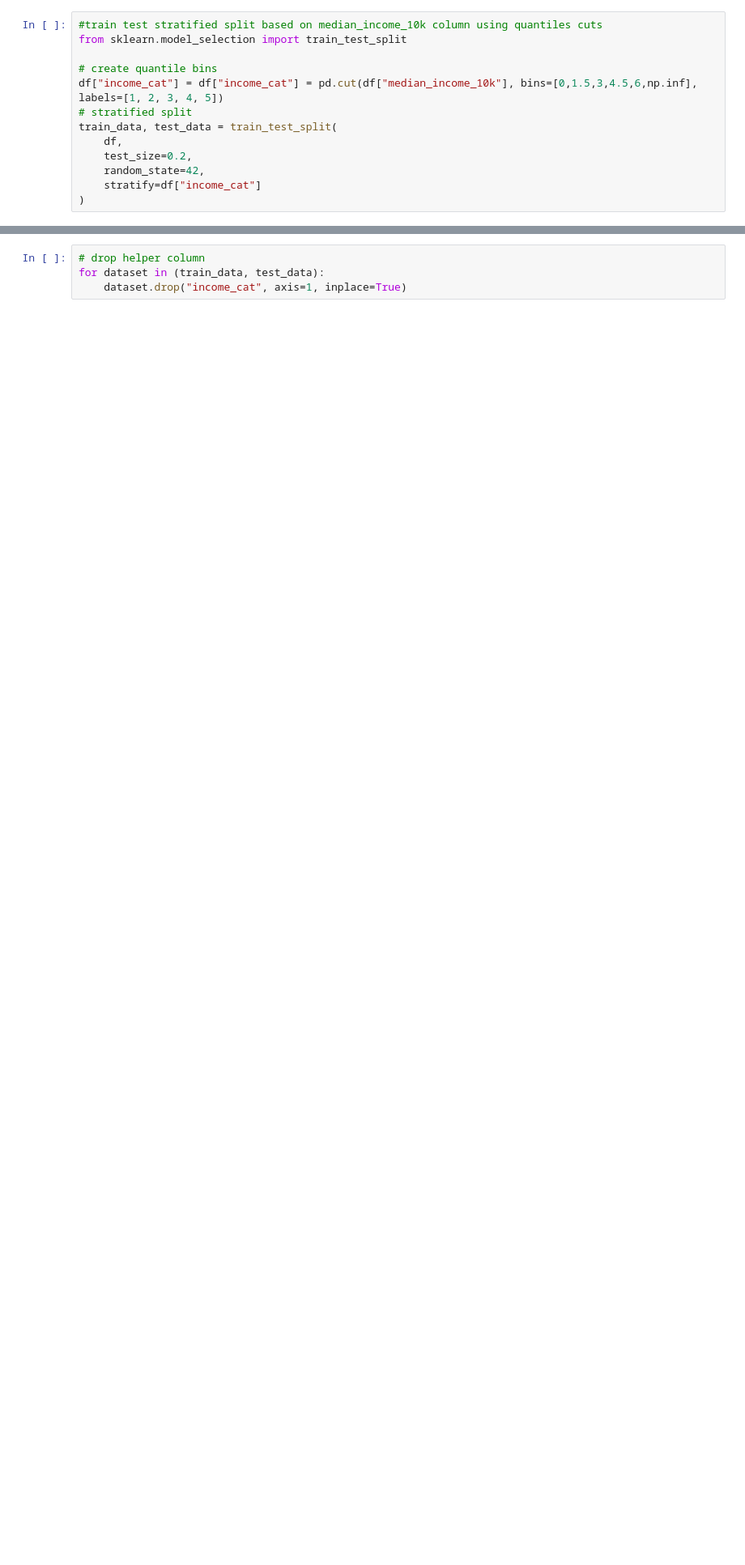
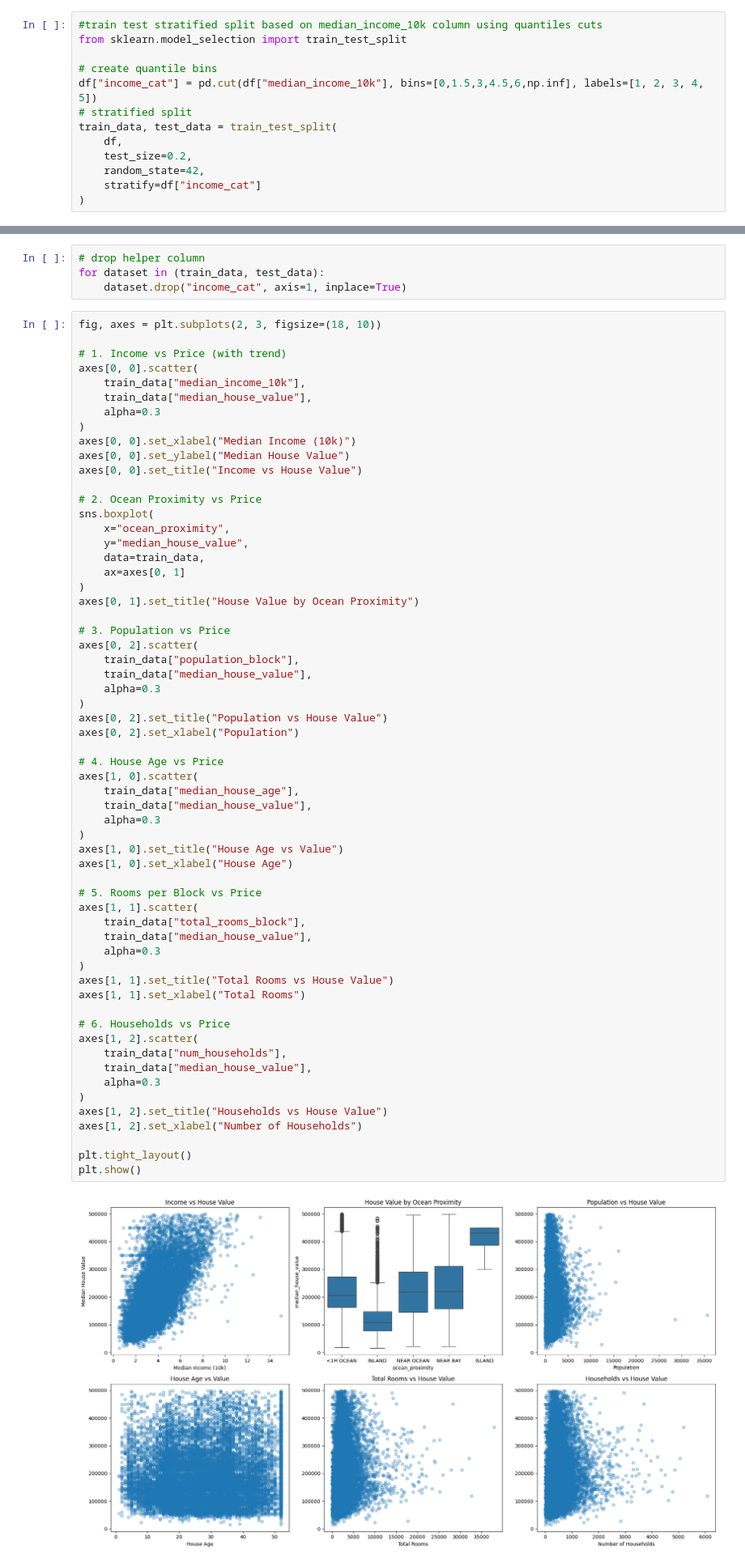
Before and after one commit to CWLDataScience/Data-Driven-Modeling-of-California-Housing-Prices, a Jupyter notebook: Housing.ipynb, the cells around one changed output, grey strips where cells are left out. Shown at 81% size. Drawn from its saved outputs; the diff is of its cells as text; blank space fills up the shorter version.

```diff
--- a/Housing.ipynb
+++ b/Housing.ipynb
@@ -93,7 +159,7 @@ df.size
 from sklearn.model_selection import train_test_split
 
 # create quantile bins
-df["income_cat"] = df["income_cat"] = pd.cut(df["median_income_10k"], bins=[0,1.5,3,4.5,6,np.inf], labels=[1, 2, 3, 4, 5])
+df["income_cat"] = pd.cut(df["median_income_10k"], bins=[0,1.5,3,4.5,6,np.inf], labels=[1, 2, 3, 4, 5])
 # stratified split
 train_data, test_data = train_test_split(
     df,
@@ -123,3 +191,65 @@ plt.show()
 # drop helper column
 for dataset in (train_data, test_data):
     dataset.drop("income_cat", axis=1, inplace=True)
+# %%
+fig, axes = plt.subplots(2, 3, figsize=(18, 10))
+
+# 1. Income vs Price (with trend)
+axes[0, 0].scatter(
+    train_data["median_income_10k"],
+    train_data["median_house_value"],
+    alpha=0.3
+)
+axes[0, 0].set_xlabel("Median Income (10k)")
+axes[0, 0].set_ylabel("Median House Value")
+axes[0, 0].set_title("Income vs House Value")
+
+# 2. Ocean Proximity vs Price
+sns.boxplot(
+    x="ocean_proximity",
+    y="median_house_value",
+    data=train_data,
+    ax=axes[0, 1]
+)
+axes[0, 1].set_title("House Value by Ocean Proximity")
+
+# 3. Population vs Price
+axes[0, 2].scatter(
+    train_data["population_block"],
+    train_data["median_house_value"],
+    alpha=0.3
+)
+axes[0, 2].set_title("Population vs House Value")
+axes[0, 2].set_xlabel("Population")
+
+# 4. House Age vs Price
+axes[1, 0].scatter(
+    train_data["median_house_age"],
+    train_data["median_house_value"],
+    alpha=0.3
+)
+axes[1, 0].set_title("House Age vs Value")
+axes[1, 0].set_xlabel("House Age")
+
+# 5. Rooms per Block vs Price
+axes[1, 1].scatter(
+    train_data["total_rooms_block"],
+    train_data["median_house_value"],
+    alpha=0.3
+)
+axes[1, 1].set_title("Total Rooms vs House Value")
+axes[1, 1].set_xlabel("Total Rooms")
+
+# 6. Households vs Price
+axes[1, 2].scatter(
+    train_data["num_households"],
+    train_data["median_house_value"],
+    alpha=0.3
+)
+axes[1, 2].set_title("Households vs House Value")
+axes[1, 2].set_xlabel("Number of Households")
+
+plt.tight_layout()
+plt.show()
+# %% [output]
+[figure, added]
```
Also changed, not shown: parts of 28 cells of this notebook.
